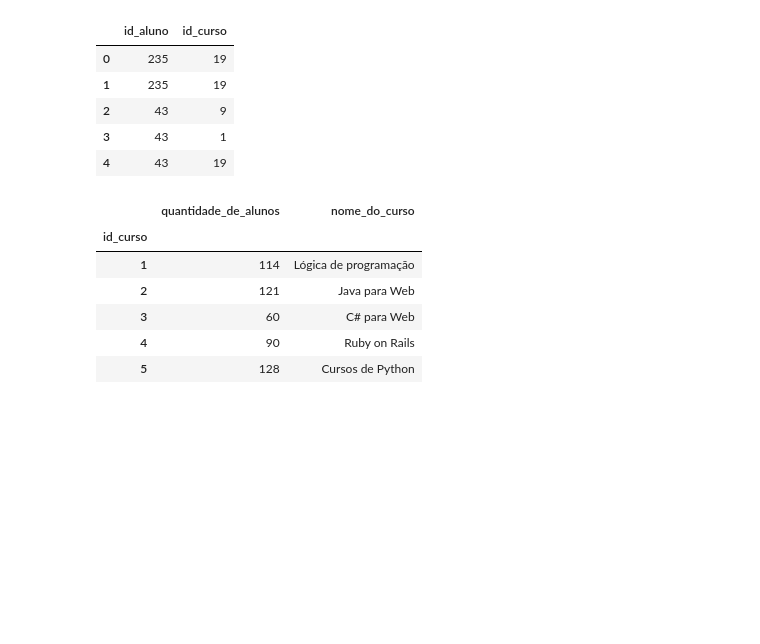
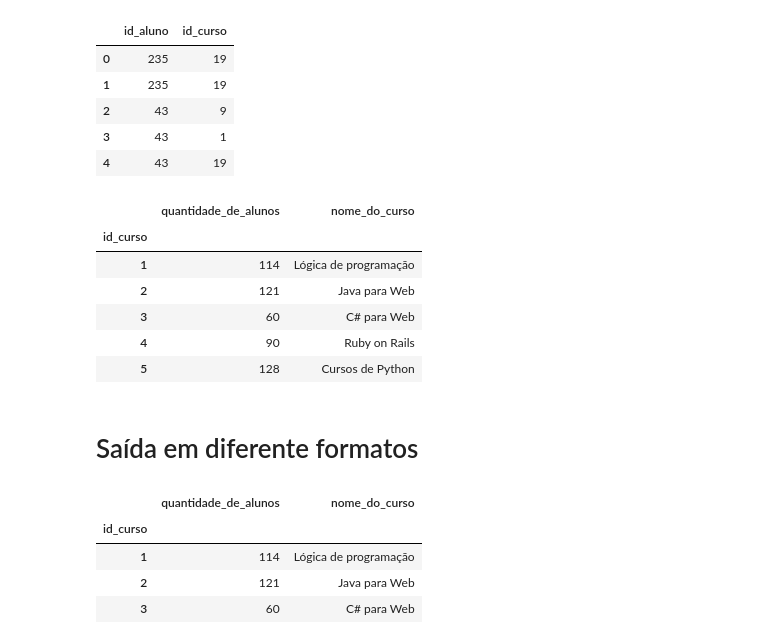
Before and after one commit to GabrielTB1/Pandas-IO, a Jupyter notebook: Pandas_IO.ipynb, the cells around one changed output. Drawn from its saved outputs; the diff is of its cells as text; code cells hidden in the pictures; blank space fills up the shorter version.

Commit message:
Saída em diferentes formatos

```diff
--- a/Pandas_IO.ipynb
+++ b/Pandas_IO.ipynb
@@ -312,3 +312,13 @@ matriculas_por_curso.head(5)
 | 3 | 60 | C# para Web |
 | 4 | 90 | Ruby on Rails |
 | 5 | 128 | Cursos de Python |
+# %% [markdown]
+# Saída em diferente formatos
+# %%
+matriculas_por_curso.head(3)
+# %% [output]
+|  | quantidade_de_alunos | nome_do_curso |
+| id_curso |  |  |
+| 1 | 114 | Lógica de programação |
+| 2 | 121 | Java para Web |
+| 3 | 60 | C# para Web |
```
Also changed, not shown: parts of 6 cells of this notebook.
